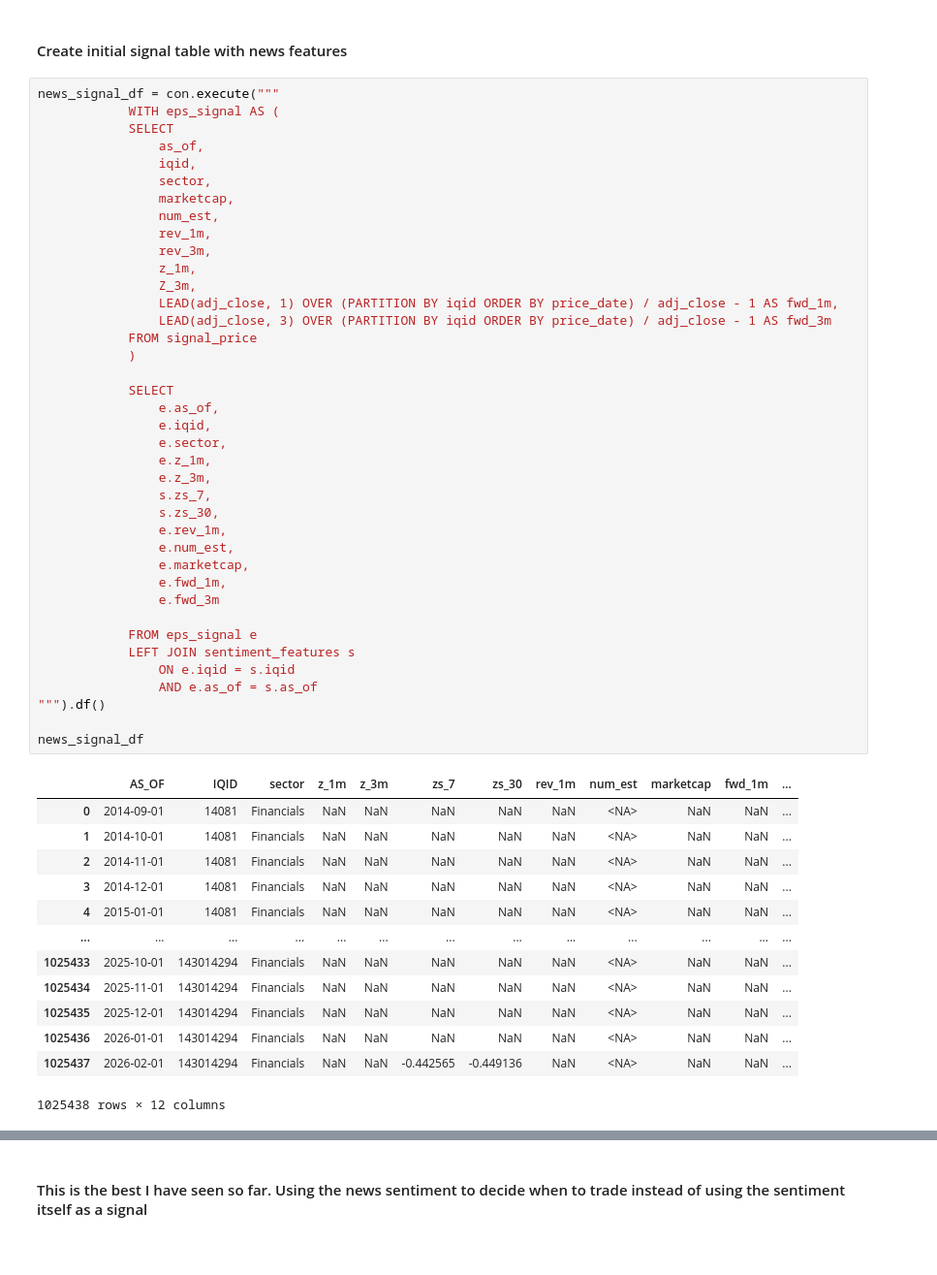
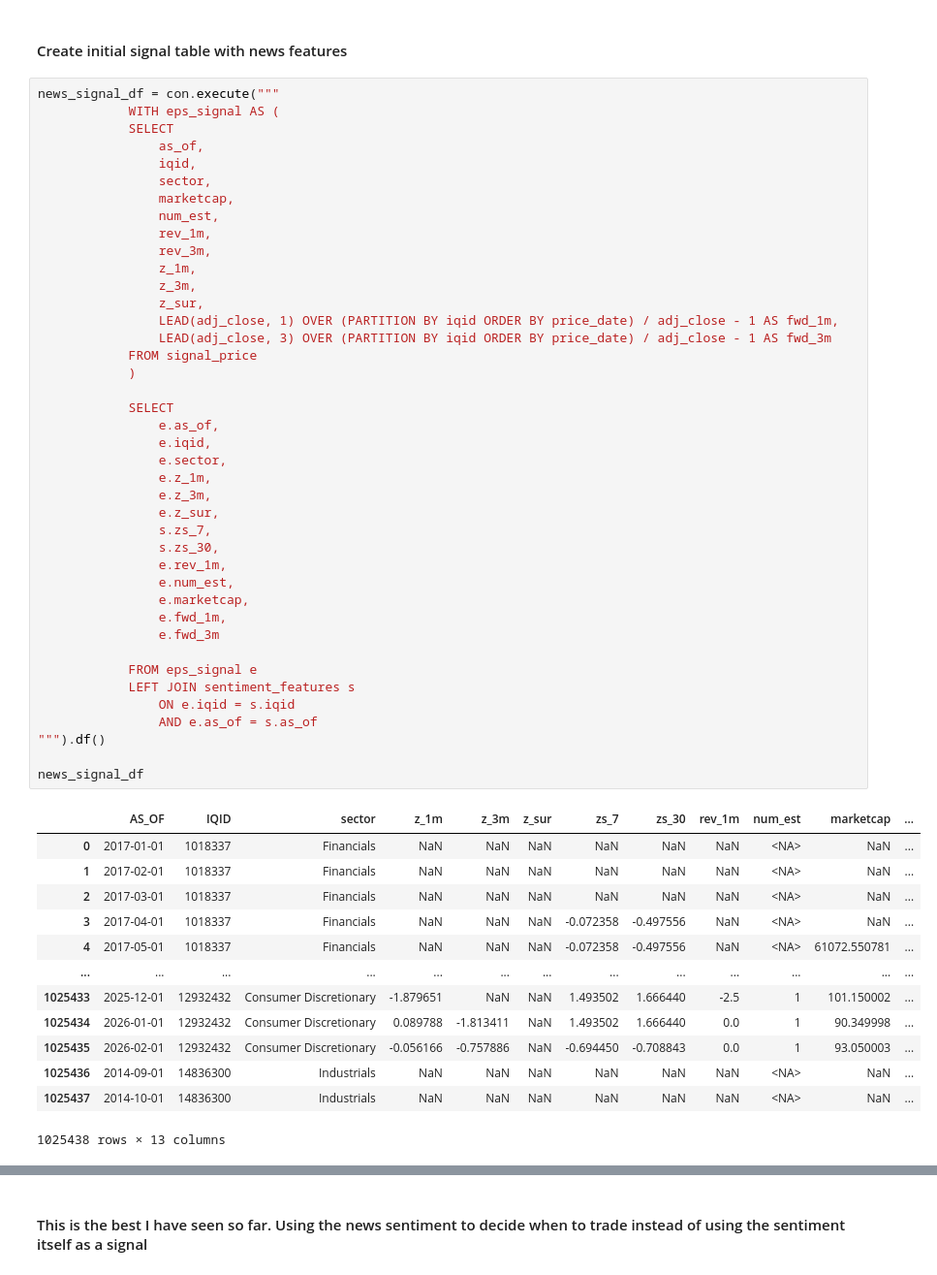
Before and after one commit to adamfowliee/FedContracts_AlgoTrading, a Jupyter notebook: signal_validation.ipynb, the cells around one changed output, grey strips where cells are left out. Shown at 97% size. Drawn from its saved outputs; the diff is of its cells as text.

```diff
--- a/signal_validation.ipynb
+++ b/signal_validation.ipynb
@@ -336,46 +326,48 @@ news_signal_df = con.execute("""
                 rev_1m,
                 rev_3m,
                 z_1m,
-                Z_3m,
+                z_3m,
+                z_sur,
                 LEAD(adj_close, 1) OVER (PARTITION BY iqid ORDER BY price_date) / adj_close - 1 AS fwd_1m,
                 LEAD(adj_close, 3) OVER (PARTITION BY iqid ORDER BY price_date) / adj_close - 1 AS fwd_3m
             FROM signal_price
             )
 
             SELECT
                 e.as_of,
                 e.iqid,
                 e.sector,
                 e.z_1m,
                 e.z_3m,
+                e.z_sur,
                 s.zs_7,
                 s.zs_30,
                 e.rev_1m,
                 e.num_est,
                 e.marketcap,
                 e.fwd_1m,
                 e.fwd_3m
 
             FROM eps_signal e
             LEFT JOIN sentiment_features s
                 ON e.iqid = s.iqid
                 AND e.as_of = s.as_of
 """).df()
 
 news_signal_df
 # %% [output]
-|  | AS_OF | IQID | sector | z_1m | z_3m | zs_7 | zs_30 | rev_1m | num_est | marketcap | fwd_1m | ... |
-| 0 | 2014-09-01 | 14081 | Financials | NaN | NaN | NaN | NaN | NaN | <NA> | NaN | NaN | ... |
-| 1 | 2014-10-01 | 14081 | Financials | NaN | NaN | NaN | NaN | NaN | <NA> | NaN | NaN | ... |
-| 2 | 2014-11-01 | 14081 | Financials | NaN | NaN | NaN | NaN | NaN | <NA> | NaN | NaN | ... |
-| 3 | 2014-12-01 | 14081 | Financials | NaN | NaN | NaN | NaN | NaN | <NA> | NaN | NaN | ... |
-| 4 | 2015-01-01 | 14081 | Financials | NaN | NaN | NaN | NaN | NaN | <NA> | NaN | NaN | ... |
+|  | AS_OF | IQID | sector | z_1m | z_3m | z_sur | zs_7 | zs_30 | rev_1m | num_est | marketcap | ... |
+| 0 | 2017-01-01 | 1018337 | Financials | NaN | NaN | NaN | NaN | NaN | NaN | <NA> | NaN | ... |
+| 1 | 2017-02-01 | 1018337 | Financials | NaN | NaN | NaN | NaN | NaN | NaN | <NA> | NaN | ... |
+| 2 | 2017-03-01 | 1018337 | Financials | NaN | NaN | NaN | NaN | NaN | NaN | <NA> | NaN | ... |
+| 3 | 2017-04-01 | 1018337 | Financials | NaN | NaN | NaN | -0.072358 | -0.497556 | NaN | <NA> | NaN | ... |
+| 4 | 2017-05-01 | 1018337 | Financials | NaN | NaN | NaN | -0.072358 | -0.497556 | NaN | <NA> | 61072.550781 | ... |
 | ... | ... | ... | ... | ... | ... | ... | ... | ... | ... | ... | ... | ... |
-| 1025433 | 2025-10-01 | 143014294 | Financials | NaN | NaN | NaN | NaN | NaN | <NA> | NaN | NaN | ... |
-| 1025434 | 2025-11-01 | 143014294 | Financials | NaN | NaN | NaN | NaN | NaN | <NA> | NaN | NaN | ... |
-| 1025435 | 2025-12-01 | 143014294 | Financials | NaN | NaN | NaN | NaN | NaN | <NA> | NaN | NaN | ... |
-| 1025436 | 2026-01-01 | 143014294 | Financials | NaN | NaN | NaN | NaN | NaN | <NA> | NaN | NaN | ... |
-| 1025437 | 2026-02-01 | 143014294 | Financials | NaN | NaN | -0.442565 | -0.449136 | NaN | <NA> | NaN | NaN | ... |
+| 1025433 | 2025-12-01 | 12932432 | Consumer Discretionary | -1.879651 | NaN | NaN | 1.493502 | 1.666440 | -2.5 | 1 | 101.150002 | ... |
+| 1025434 | 2026-01-01 | 12932432 | Consumer Discretionary | 0.089788 | -1.813411 | NaN | 1.493502 | 1.666440 | 0.0 | 1 | 90.349998 | ... |
+| 1025435 | 2026-02-01 | 12932432 | Consumer Discretionary | -0.056166 | -0.757886 | NaN | -0.694450 | -0.708843 | 0.0 | 1 | 93.050003 | ... |
+| 1025436 | 2014-09-01 | 14836300 | Industrials | NaN | NaN | NaN | NaN | NaN | NaN | <NA> | NaN | ... |
+| 1025437 | 2014-10-01 | 14836300 | Industrials | NaN | NaN | NaN | NaN | NaN | NaN | <NA> | NaN | ... |
-1025438 rows × 12 columns
+1025438 rows × 13 columns
 # %%
 import pandas as pd
```
Also changed, not shown: parts of 27 cells of this notebook.
